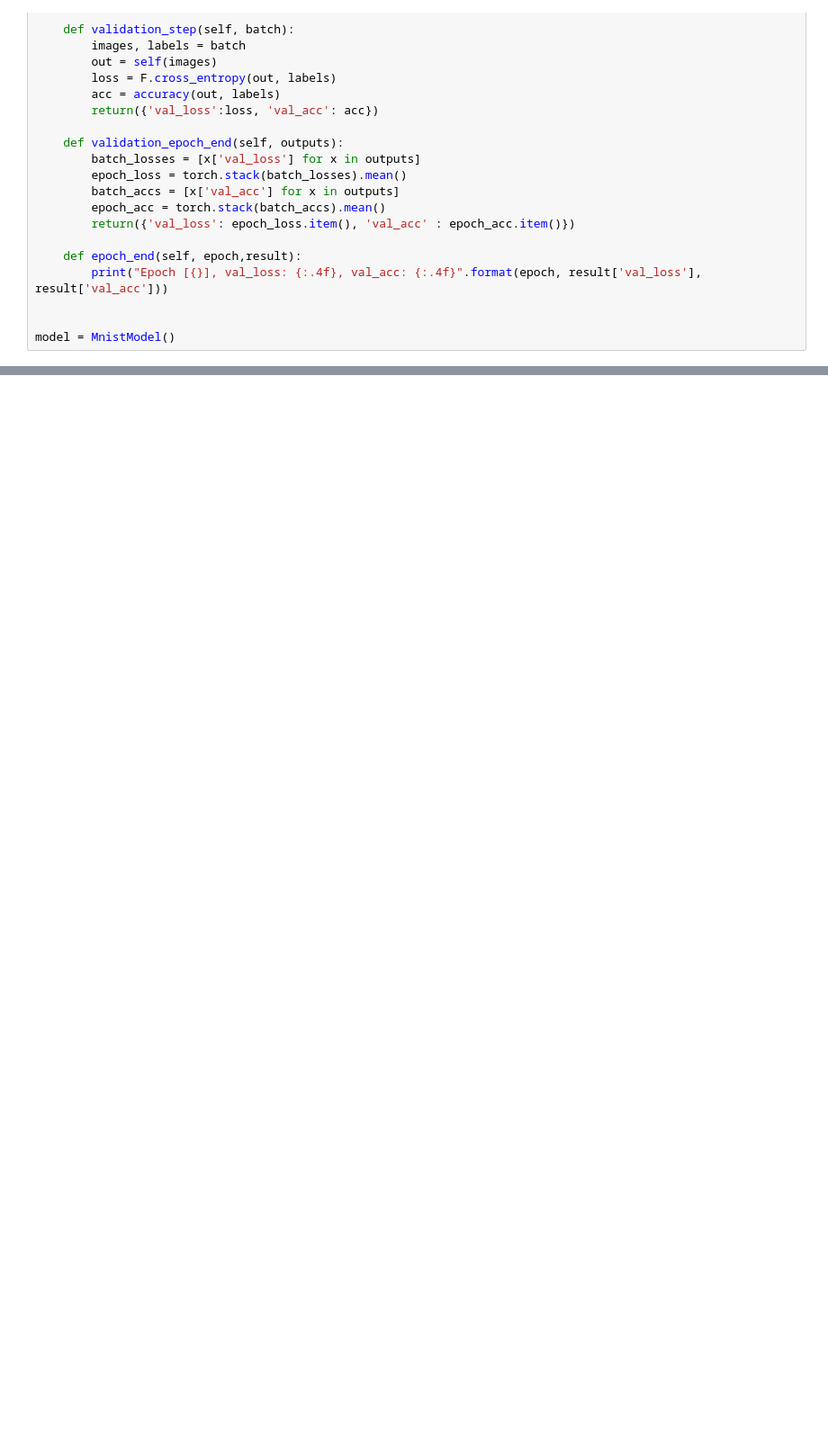
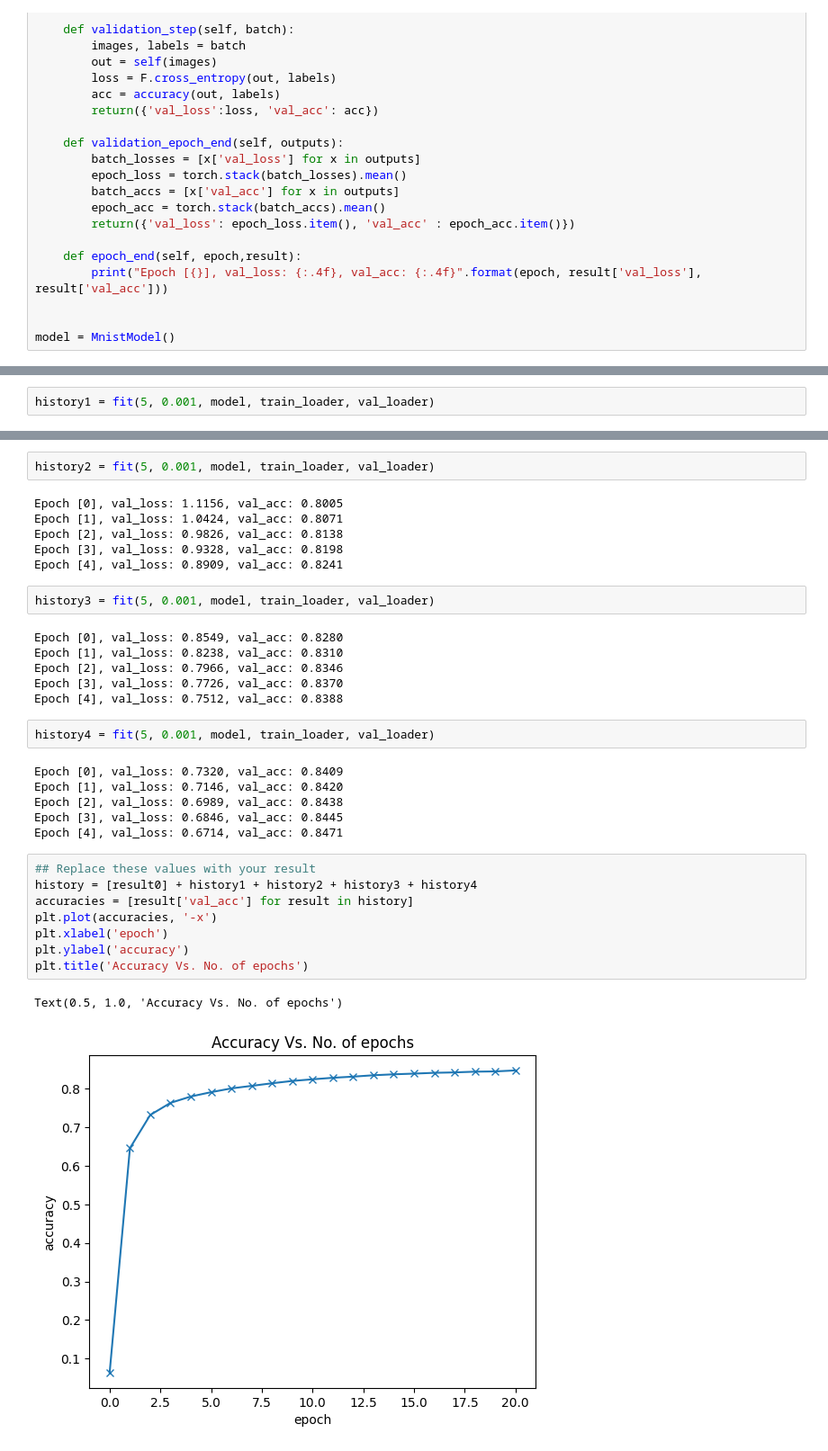
Before and after one commit to Namasivaayam-L/DeepLearningLab, a Jupyter notebook: 1Ex/mnist.ipynb, the cells around one changed output, grey strips where cells are left out. Shown at 90% size. Cells and saved outputs as stored; diff of their text form; blank space fills up the shorter version.

```diff
--- a/1Ex/mnist.ipynb
+++ b/1Ex/mnist.ipynb
@@ -87,0 +107,2 @@ model = MnistModel()
+# %%
+history1 = fit(5, 0.001, model, train_loader, val_loader)
@@ -87,0 +115,35 @@ model = MnistModel()
+# %%
+history2 = fit(5, 0.001, model, train_loader, val_loader)
+# %% [output]
+Epoch [0], val_loss: 1.1156, val_acc: 0.8005
+Epoch [1], val_loss: 1.0424, val_acc: 0.8071
+Epoch [2], val_loss: 0.9826, val_acc: 0.8138
+Epoch [3], val_loss: 0.9328, val_acc: 0.8198
+Epoch [4], val_loss: 0.8909, val_acc: 0.8241
+# %%
+history3 = fit(5, 0.001, model, train_loader, val_loader)
+# %% [output]
+Epoch [0], val_loss: 0.8549, val_acc: 0.8280
+Epoch [1], val_loss: 0.8238, val_acc: 0.8310
+Epoch [2], val_loss: 0.7966, val_acc: 0.8346
+Epoch [3], val_loss: 0.7726, val_acc: 0.8370
+Epoch [4], val_loss: 0.7512, val_acc: 0.8388
+# %%
+history4 = fit(5, 0.001, model, train_loader, val_loader)
+# %% [output]
+Epoch [0], val_loss: 0.7320, val_acc: 0.8409
+Epoch [1], val_loss: 0.7146, val_acc: 0.8420
+Epoch [2], val_loss: 0.6989, val_acc: 0.8438
+Epoch [3], val_loss: 0.6846, val_acc: 0.8445
+Epoch [4], val_loss: 0.6714, val_acc: 0.8471
+# %%
+## Replace these values with your result
+history = [result0] + history1 + history2 + history3 + history4
+accuracies = [result['val_acc'] for result in history]
+plt.plot(accuracies, '-x')
+plt.xlabel('epoch')
+plt.ylabel('accuracy')
+plt.title('Accuracy Vs. No. of epochs')
+# %% [output]
+Text(0.5, 1.0, 'Accuracy Vs. No. of epochs')
+[figure, added]
```
Also changed, not shown: parts of 20 cells of this notebook, 1 other file.
